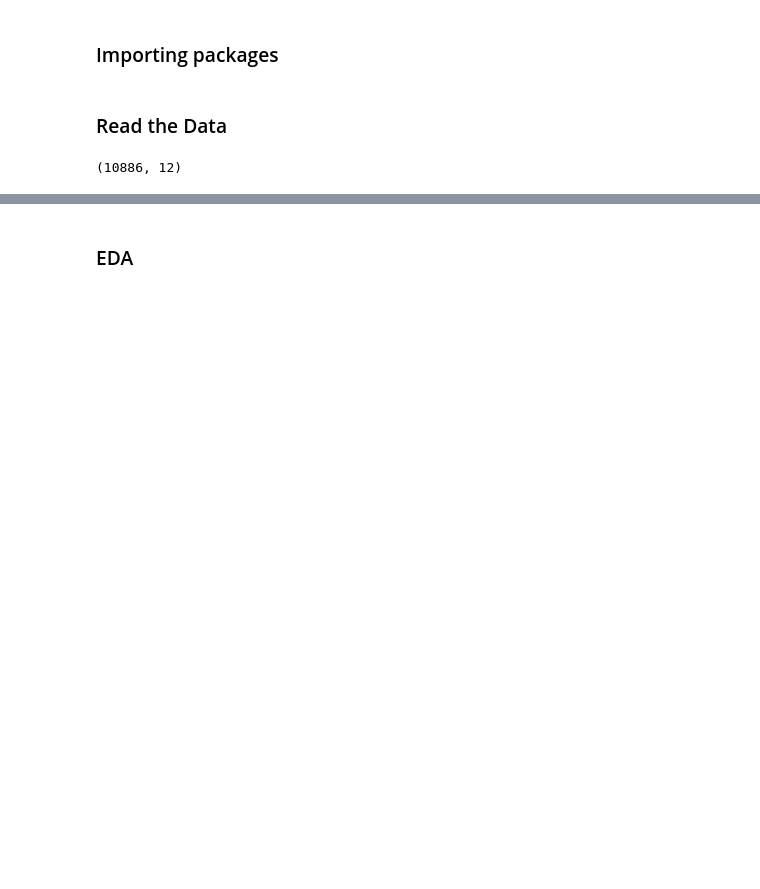
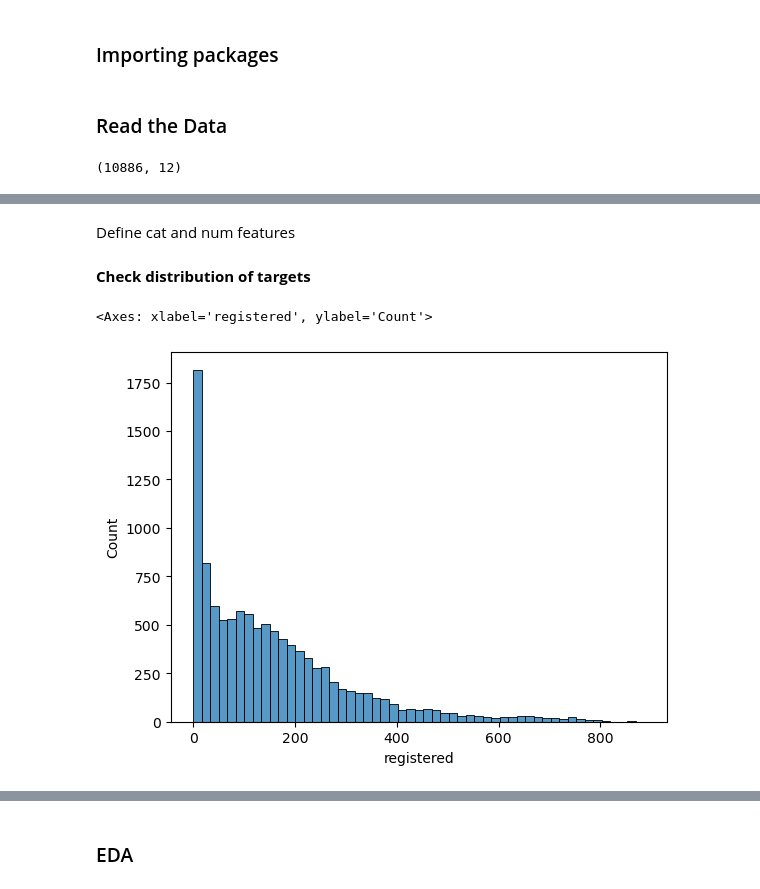
Before and after one commit to ElizavetaBugaeva/bootcamp_projects, a Jupyter notebook: week_03/Project Week 3.ipynb, the cells around one changed output, grey strips where cells are left out. Drawn from its saved outputs; the diff is of its cells as text; code cells hidden in the pictures; blank space fills up the shorter version.

```diff
--- a/week_03/Project Week 3.ipynb
+++ b/week_03/Project Week 3.ipynb
@@ -102,3 +123,5 @@ train.describe()
 | 50% | 3.000000 | 0.000000 | 1.000000 | 1.000000 | 20.50000 | 24.240000 | 62.000000 | 12.998000 | 17.000000 | 118.000000 | ... |
 | 75% | 4.000000 | 0.000000 | 1.000000 | 2.000000 | 26.24000 | 31.060000 | 77.000000 | 16.997900 | 49.000000 | 222.000000 | ... |
 | max | 4.000000 | 1.000000 | 1.000000 | 4.000000 | 41.00000 | 45.455000 | 100.000000 | 56.996900 | 367.000000 | 886.000000 | ... |
+# %% [markdown]
+Define cat and num features
@@ -104,0 +134,7 @@ train.describe()
+# %% [markdown]
+**Check distribution of targets**
+# %%
+sns.histplot(data = train, x='registered')
+# %% [output]
+<Axes: xlabel='registered', ylabel='Count'>
+[figure, added]
```
Also changed, not shown: parts of 112 cells of this notebook.
